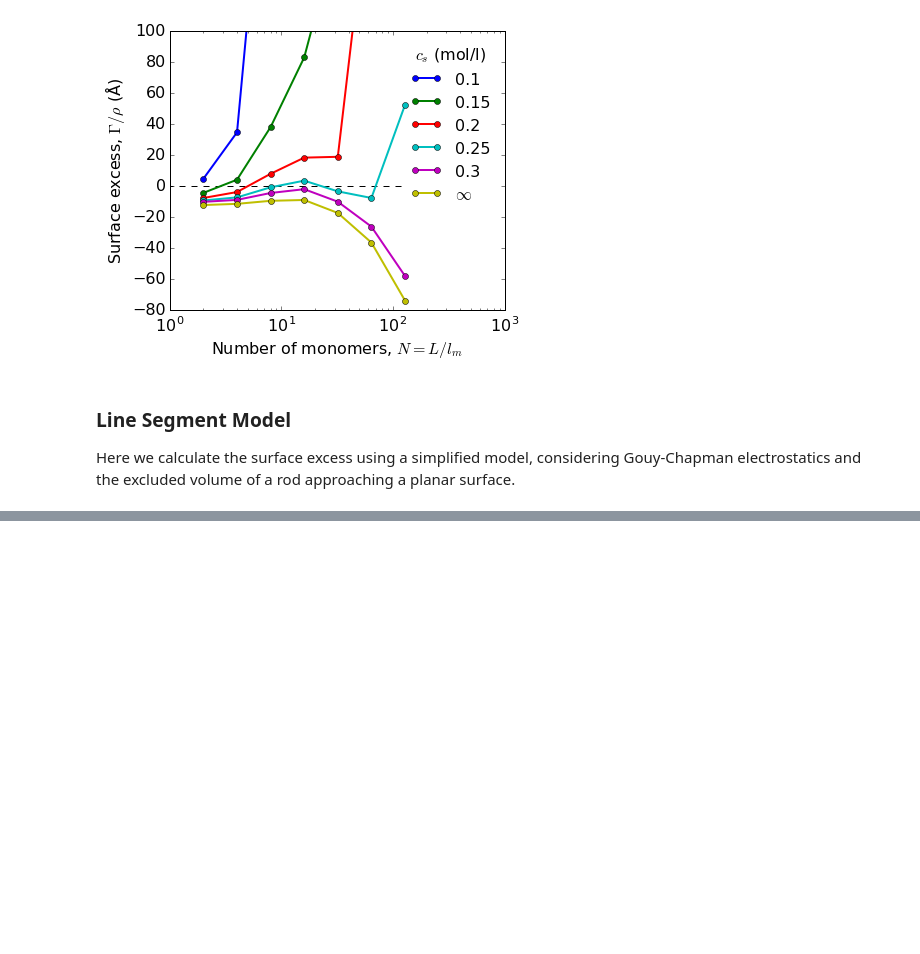
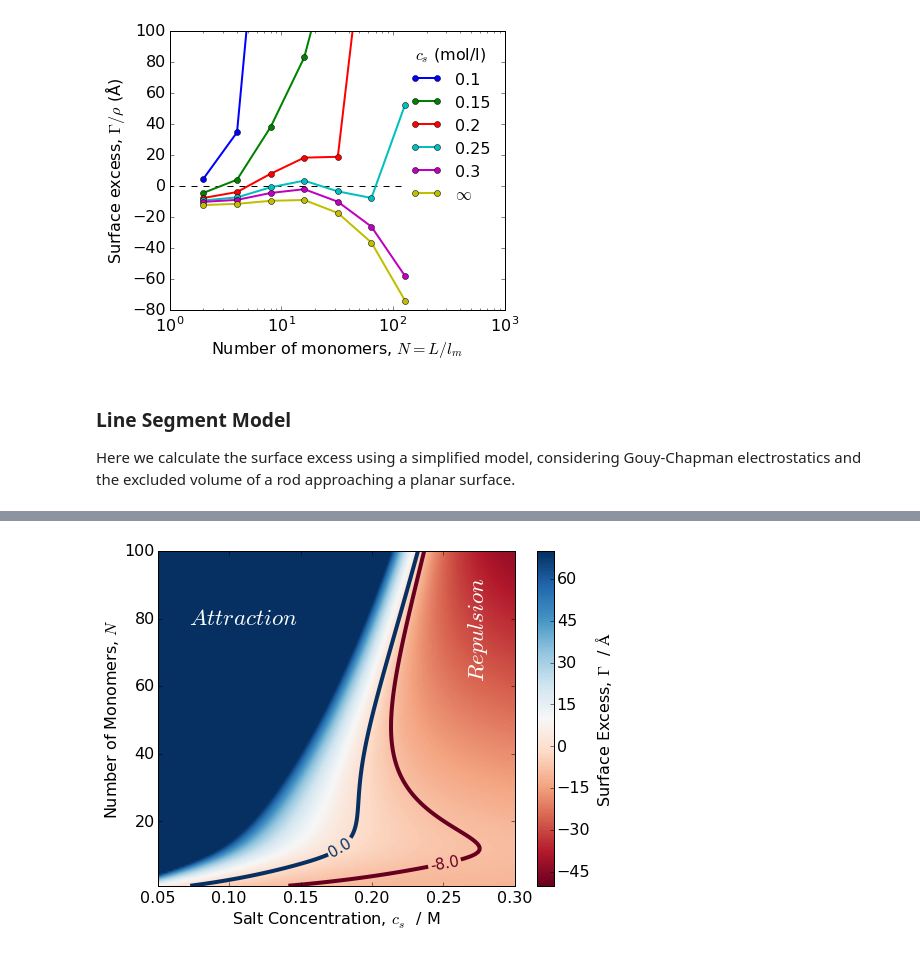
Before and after one commit to mlund/faunus-notebooks, a Jupyter notebook: fibril-surface/notebook.ipynb, the cells around one changed output, grey strips where cells are left out. Drawn from its saved outputs; the diff is of its cells as text; code cells hidden in the pictures; blank space fills up the shorter version.

```diff
--- a/fibril-surface/notebook.ipynb
+++ b/fibril-surface/notebook.ipynb
@@ -342,0 +357,19 @@ plt.show()
+# %%
+im = imshow(Z,cmap=cm.RdBu,extent=[x.min(),x.max(),y.min(),y.max()],origin='lower',aspect='auto', vmin=vmin, vmax=vmax)
+
+# contour lines
+cset = contour(x,y,Z,(-8,0),linewidths=4,cmap=cm.RdBu)
+manual_locations = [(0.25, 10),(0.18, 10)]
+clabel(cset,inline=True,fmt='%1.1f',fontsize=15,manual=manual_locations)
+
+plt.figtext(0.18,0.73,'$Attraction$',color='white',fontsize='x-large')
+plt.figtext(0.66,0.8,'$Repulsion$',rotation='vertical',color='white',fontsize='x-large')
+
+# labels
+colorbar(im,label='Surface Excess, $\Gamma$  / $\AA$') # adding the colorbar on the right
+plt.ylabel('Number of Monomers, $N$')
+plt.xlabel('Salt Concentration, $c_s$  / M')
+plt.savefig('fig/linesegment_exces_map.png')
+plt.show()
+# %% [output]
+[figure, added]
```
Also changed, not shown: parts of 6 cells of this notebook, 4 other files.
